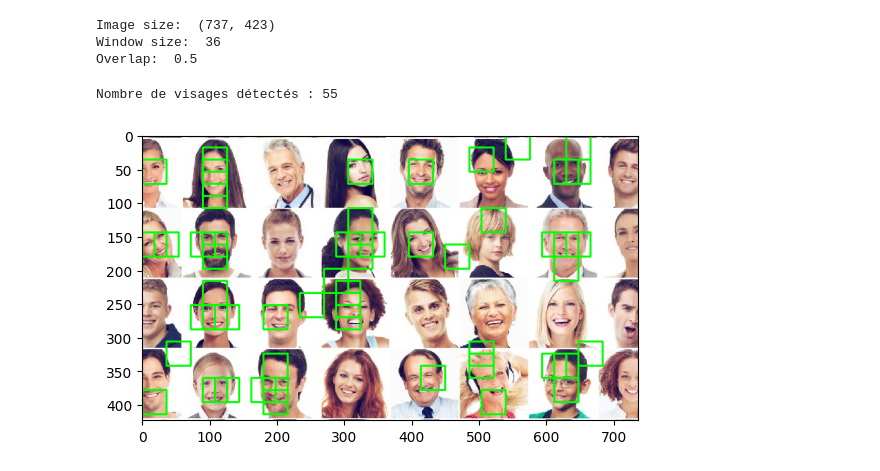
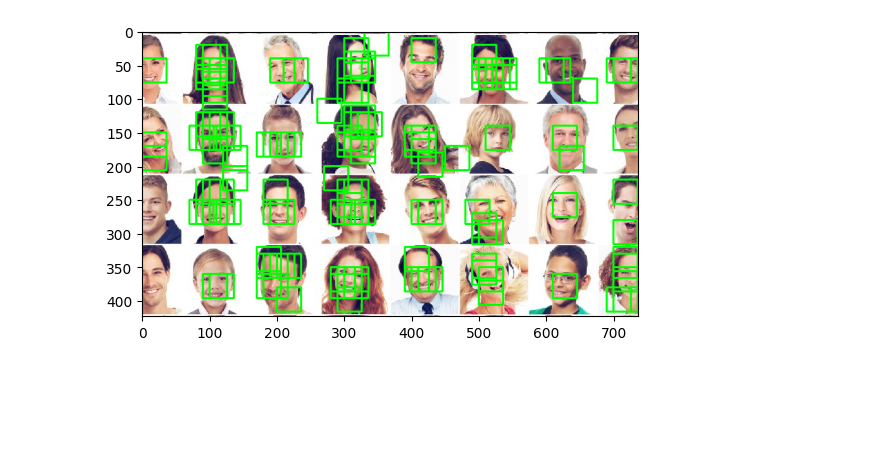
Before and after one commit to nathanouillle/face_recognition, a Jupyter notebook: sliding_window.ipynb, the cells around one changed output. Saved outputs shown, nothing was run; the diff lists cells and outputs as text; code cells hidden in the pictures; blank space fills up the shorter version.

```diff
--- a/sliding_window.ipynb
+++ b/sliding_window.ipynb
@@ -8,11 +9,19 @@ from IPython.display import display
 import matplotlib.pyplot as plt
 import numpy as np
 import cv2
+# %%
+# Paramètres à faire varier
+overlap = 0.7
+threshold = 0.4
+iou_threshold = 0.1
 # %%
 # Charger votre modèle pré-entraîné
 model = Net()
 model.load_state_dict(torch.load('model_new_archi.pth'))
 model.eval()
+
+# Taille d'entrée du réseau
+window_size = 36
 
 # Définir vos transformations pour les régions de la fenêtre
 transform = transforms.Compose([
@@ -24,57 +33,43 @@ transform = transforms.Compose([
 # Charger votre image (à remplacer par l'image sur laquelle vous voulez effectuer la détection)
 image = Image.open('images_sliding_window/image_visages_2.jpg')
 
-# Spécifier la taille de la fenêtre et le chevauchement
-window_size = 36
-overlap = 0.5
-
 # Convertir l'image en tenseur
 image_tensor = transform(image)
 
 # Obtenir les dimensions de l'image
 img_width, img_height = image.size
-
-print ("Image size: ", image.size)
-print ("Window size: ", window_size)
-print ("Overlap: ", overlap)
-# %% [output]
-Image size:  (737, 423)
-Window size:  36
-Overlap:  0.5
 # %%
 # Liste pour stocker les caractéristiques des fenêtres détectant des visages
 detected_faces = []
+
+# Liste pour stocker les scores de confiance des fenêtres détectant des visages
+confidence_scores = []
 
 # Nombre de visages détectés
 nb_visages = 0
 
 # Parcourir l'image avec la fenêtre coulissante
 for y in range(0, img_height - window_size, int(window_size * (1 - overlap))):
     for x in range(0, img_width - window_size, int(window_size * (1 - overlap))):
         # Extraire la région de la fenêtre
         window = image_tensor[:, y:y+window_size, x:x+window_size].unsqueeze(0)  # Ajouter une dimension de lot
 
         # Faire la prédiction avec le modèle
         with torch.no_grad():
             output = model(window)
-            # softmax pour obtenir les probabilités
-            output = torch.nn.functional.softmax(output)
-            _, predicted = torch.max(output.data, 1)
+            output = torch.nn.functional.softmax(output, dim=1)
 
         # Si un visage est détecté, enregistrez ses caractéristiques
-        if output[0,1] > 0.1:
-            detected_faces.append((x, y))
+        if output[0,1] > threshold:
+            detected_faces.append((x, y, x+window_size, y+window_size))
+            confidence_scores.append(output[0,1])
             nb_visages += 1
 
 # Afficher l'image avec les fenêtres détectant des visages
 image_1 = np.array(image)
-for x, y in detected_faces:
-    cv2.rectangle(image_1, (x, y), (x+window_size, y+window_size), (0, 255, 0), 2)
+for x1, y1, x2, y2 in detected_faces:
+    cv2.rectangle(image_1, (x1, y1), (x2, y2), (0, 255, 0), 2)
 plt.imshow(image_1)
-
-
-# Nombre de visages détectés
-print(f"Nombre de visages détectés : {len(detected_faces)}")
+plt.show()
 # %% [output]
-Nombre de visages détectés : 55
-[figure, old version]
+[figure, new version]
```
Also changed, not shown: parts of 6 cells of this notebook.
